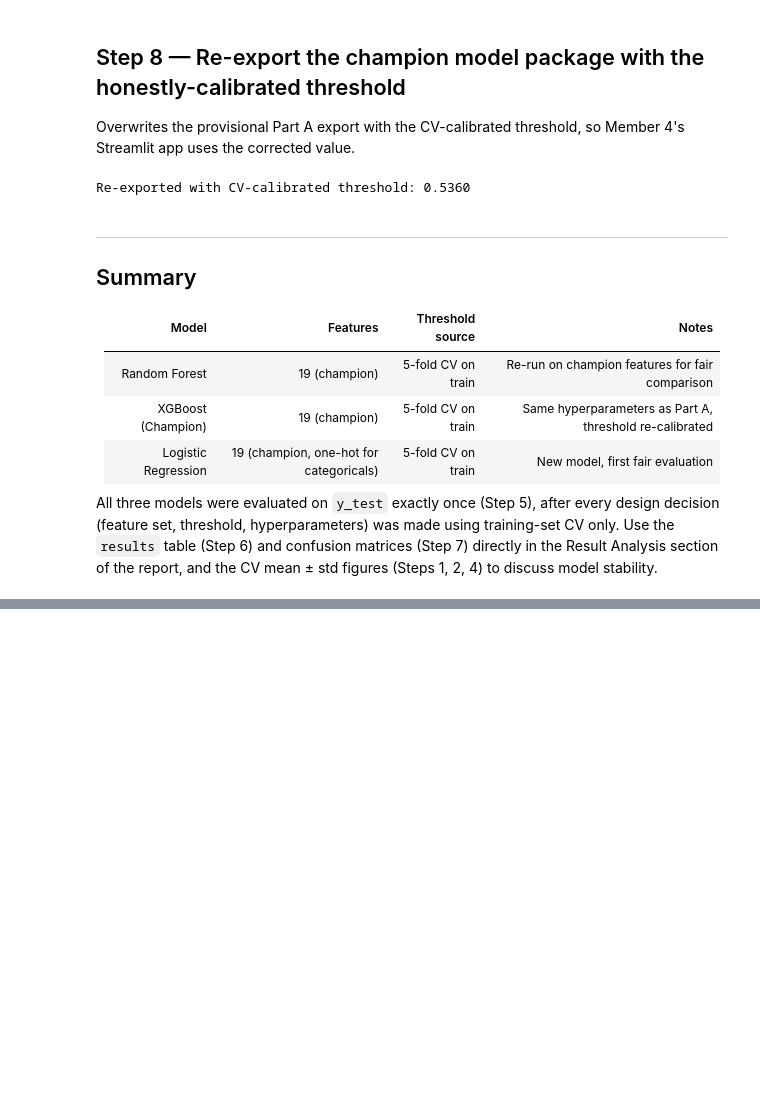
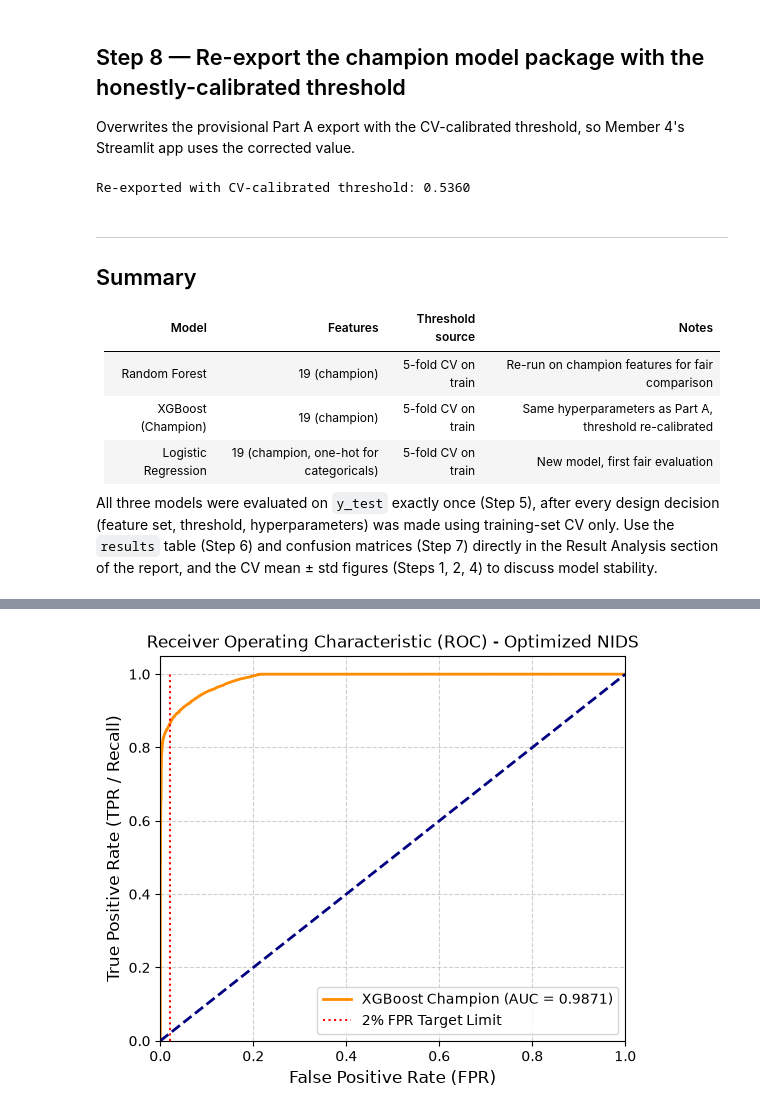
Before and after one commit to arany677/NIDS_PROJECT, a Jupyter notebook: notebooks/03_lr_cv_comparison_and_evaluation.ipynb, the cells around one changed output, grey strips where cells are left out. Drawn from its saved outputs; the diff is of its cells as text; code cells hidden in the pictures; blank space fills up the shorter version.

Commit message:
ROC curve generated

```diff
--- a/notebooks/03_lr_cv_comparison_and_evaluation.ipynb
+++ b/notebooks/03_lr_cv_comparison_and_evaluation.ipynb
@@ -543,3 +543,90 @@ Re-exported with CV-calibrated threshold: 0.5360
 | Logistic Regression | 19 (champion, one-hot for categoricals) | 5-fold CV on train | New model, first fair evaluation |
 
 All three models were evaluated on `y_test` exactly once (Step 5), after every design decision (feature set, threshold, hyperparameters) was made using training-set CV only. Use the `results` table (Step 6) and confusion matrices (Step 7) directly in the Result Analysis section of the report, and the CV mean ± std figures (Steps 1, 2, 4) to discuss model stability.
+# %%
+import matplotlib.pyplot as plt
+from sklearn.metrics import roc_curve, auc
+import joblib
+import pandas as pd
+import numpy as np
+from pathlib import Path
+import glob
+
+# ── 0. Locate files automatically (robust to cwd differences) ──────────────
+def find_file(filename, search_root='.'):
+    matches = glob.glob(f'**/{filename}', recursive=True)
+    if not matches:
+        # also search one level up, in case cwd is nested inside the project
+        matches = glob.glob(f'../**/{filename}', recursive=True)
+    if not matches:
+        raise FileNotFoundError(
+            f"Could not locate '{filename}' anywhere under {Path(search_root).resolve()} "
+            f"or its parent. Check the file actually exists in your project."
+        )
+    if len(matches) > 1:
+        print(f"⚠️ Multiple matches found for '{filename}', using the first one:")
+        for m in matches:
+            print("   -", m)
+    return matches[0]
+
+model_path = find_file('final_xgboost_model.pkl')
+data_path = find_file('UNSW_NB15_testing-set.csv')
+
+print("Using model:", model_path)
+print("Using data: ", data_path)
+
+# ── 1. Load model package and test data ─────────────────────────────────────
+model_package = joblib.load(model_path)
+model = model_package['model']
+champion_features = model_package['features']
+champion_indices = model_package['feature_indices']
+scaler = model_package['scaler']
+
+# The scaler needs the FULL feature set it was originally fit on
+all_features = model_package.get('all_features', None)
+if all_features is None:
+    # Fallback: use what the scaler itself remembers from .fit()
+    all_features = list(scaler.feature_names_in_)
+
+test_raw = pd.read_csv(data_path)
+y_test = test_raw['label']
+
+# ── 2. Build the FULL feature matrix (all 42 features), not just champion subset
+X_test_full = test_raw[all_features].copy()
+
+# Encode any object/string columns safely to numeric
+for col in X_test_full.select_dtypes(include=['object']).columns:
+    X_test_full[col] = pd.factorize(X_test_full[col])[0]
+
+# ── 3. Scale using the FULL feature matrix (keep as DataFrame to avoid the
+#        "X does not have valid feature names" warning) ────────────────────
+X_test_scaled = scaler.transform(X_test_full)
+
+# ── 4. Select the champion feature columns from the scaled matrix ──────────
+X_test_champ = X_test_scaled[:, champion_indices] if len(champion_indices) > 0 else X_test_scaled
+
+# ── 5. Get predictions ───────────────────────────────────────────────────────
+xgb_test_probs = model.predict_proba(X_test_champ)[:, 1]
+
+# ── 6. Compute FPR, TPR, and Thresholds ──────────────────────────────────────
+fpr, tpr, thresholds = roc_curve(y_test, xgb_test_probs)
+roc_auc = auc(fpr, tpr)
+
+# ── 7. Plot the ROC Curve ─────────────────────────────────────────────────────
+plt.figure(figsize=(6, 5))
+plt.plot(fpr, tpr, color='darkorange', lw=2, label=f'XGBoost Champion (AUC = {roc_auc:.4f})')
+plt.plot([0, 1], [0, 1], color='navy', lw=2, linestyle='--')
+plt.plot([0.02, 0.02], [0, 1], color='red', linestyle=':', label='2% FPR Target Limit')
+plt.xlim([0.0, 1.0])
+plt.ylim([0.0, 1.05])
+plt.xlabel('False Positive Rate (FPR)', fontsize=12)
+plt.ylabel('True Positive Rate (TPR / Recall)', fontsize=12)
+plt.title('Receiver Operating Characteristic (ROC) - Optimized NIDS', fontsize=12)
+plt.legend(loc="lower right", fontsize=10)
+plt.grid(True, linestyle='--', alpha=0.6)
+
+plt.savefig('figure1.png', dpi=300, bbox_inches='tight')
+plt.show()
+
+print("ROC Curve generated successfully as 'figure1.png'!")
+# %% [output]
@@ -545,0 +637 @@ All three models were evaluated on `y_test` exactly once (Step 5), after every d
+[figure, added]
```
Also changed, not shown: parts of 1 cell of this notebook, 1 other file.
